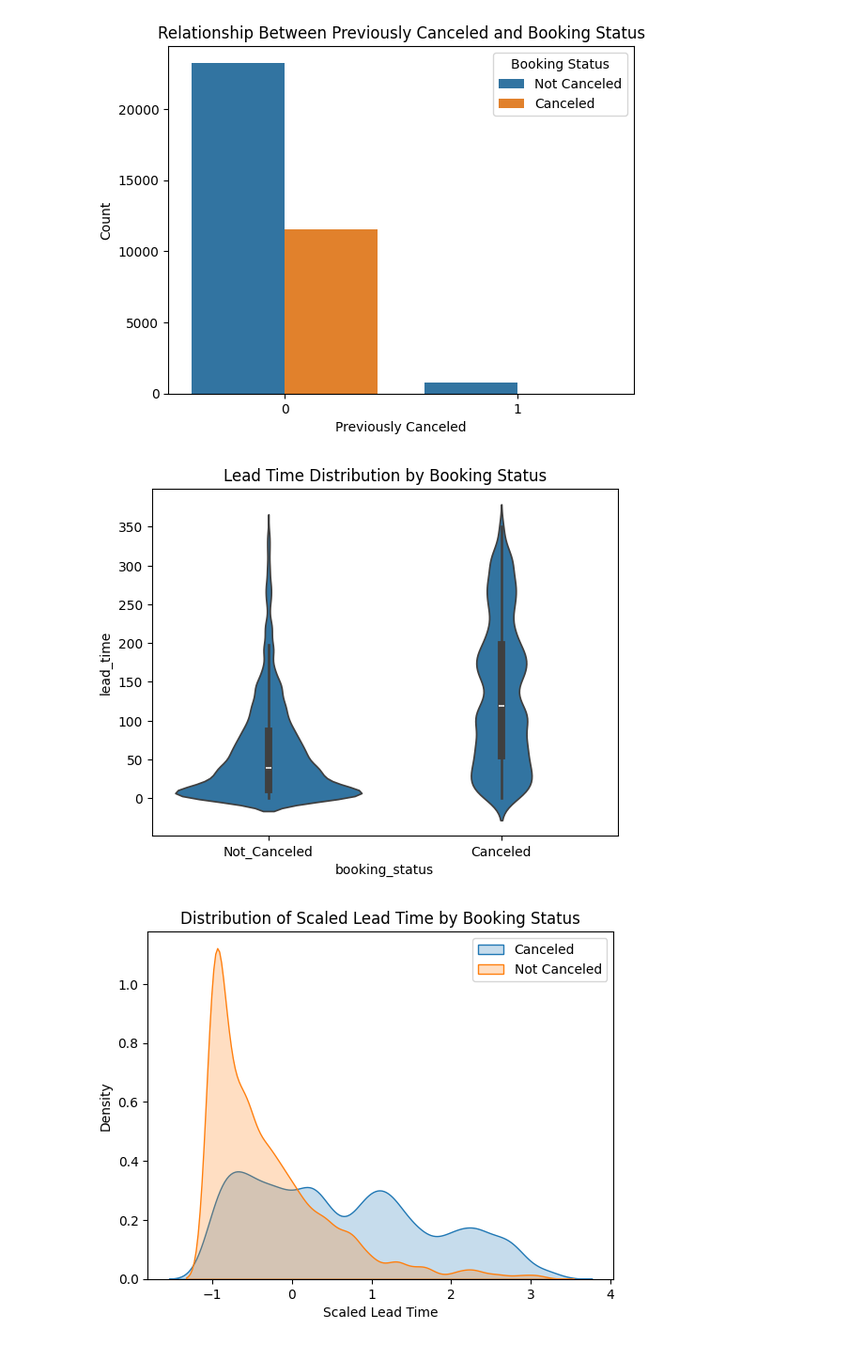
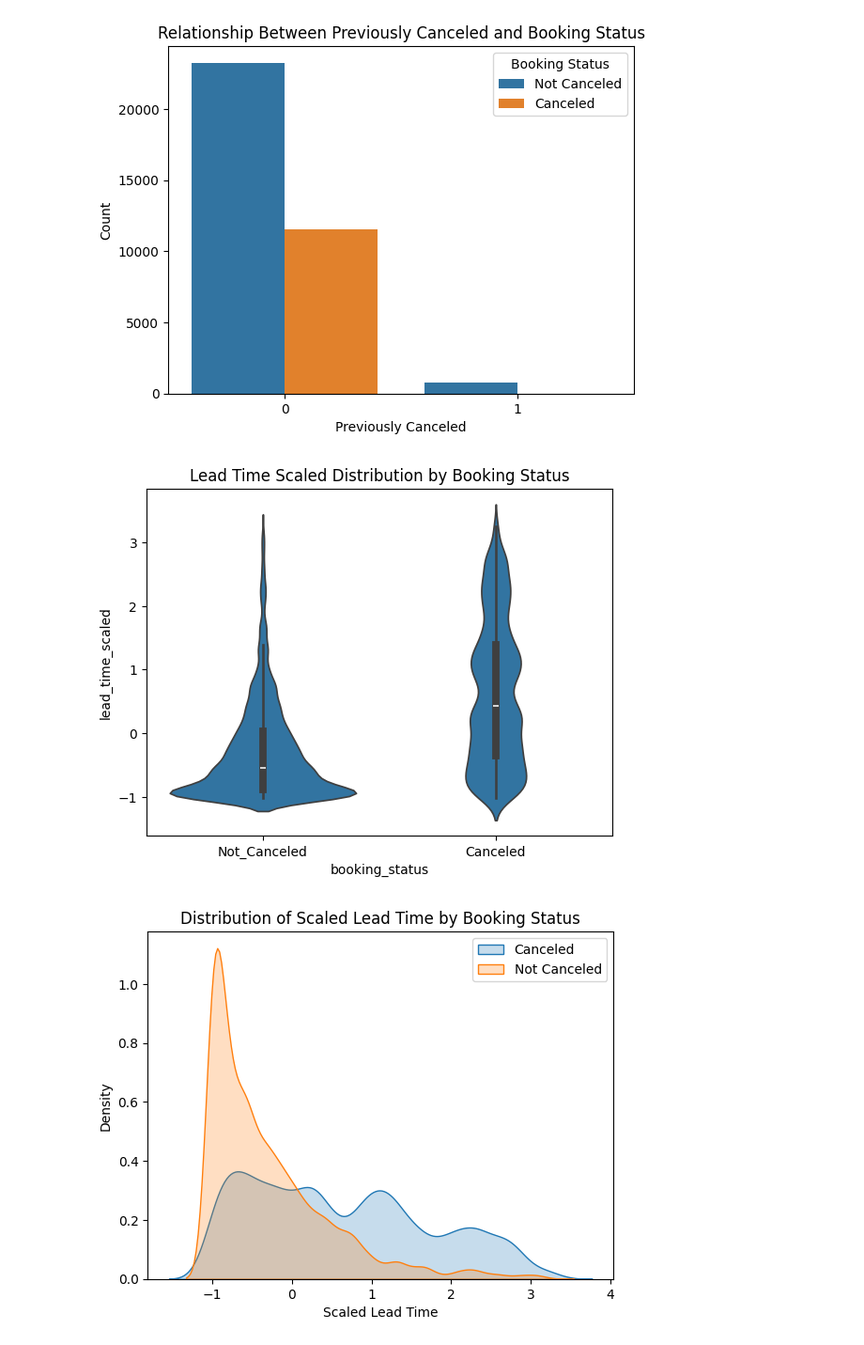
Before and after one commit to mchojna/hotel-reservations-analysis, a Jupyter notebook: main.ipynb, the cells around one changed output. Shown at 94% size. Drawn from its saved outputs; the diff is of its cells as text; code cells hidden in the pictures.

```diff
--- a/main.ipynb
+++ b/main.ipynb
@@ -841,3 +841,5 @@ plt.legend(title='Booking Status', labels=['Not Canceled', 'Canceled'])
 plt.show()
 # %% [output]
 [figure]
+# %%
+hotels['guests_per_night'] = hotels['no_of_guests'] / hotels['no_of_nights']
@@ -959,13 +970,13 @@ hotels = hotels[hotels['avg_price_per_room'] > 25]
 from sklearn.preprocessing import StandardScaler
 
 scaler = StandardScaler()
-hotels[['avg_price_per_room_scaled', 'lead_time_scaled']] = scaler.fit_transform(hotels[['avg_price_per_room', 'lead_time']])
+hotels[['lead_time_scaled']] = scaler.fit_transform(hotels[['lead_time']])
 # %%
-sns.violinplot(data=hotels, x='booking_status', y='lead_time')
-plt.title('Lead Time Distribution by Booking Status')
+sns.violinplot(data=hotels, x='booking_status', y='lead_time_scaled')
+plt.title('Lead Time Scaled Distribution by Booking Status')
 plt.show()
 # %% [output]
-[figure, old version]
+[figure, new version]
 # %%
 sns.kdeplot(data=hotels[hotels['booking_status'] == 'Canceled'], x='lead_time_scaled', label='Canceled', fill=True)
 sns.kdeplot(data=hotels[hotels['booking_status'] == 'Not_Canceled'], x='lead_time_scaled', label='Not Canceled', fill=True)
```
Also changed, not shown: parts of 30 cells of this notebook, 4 other files.
